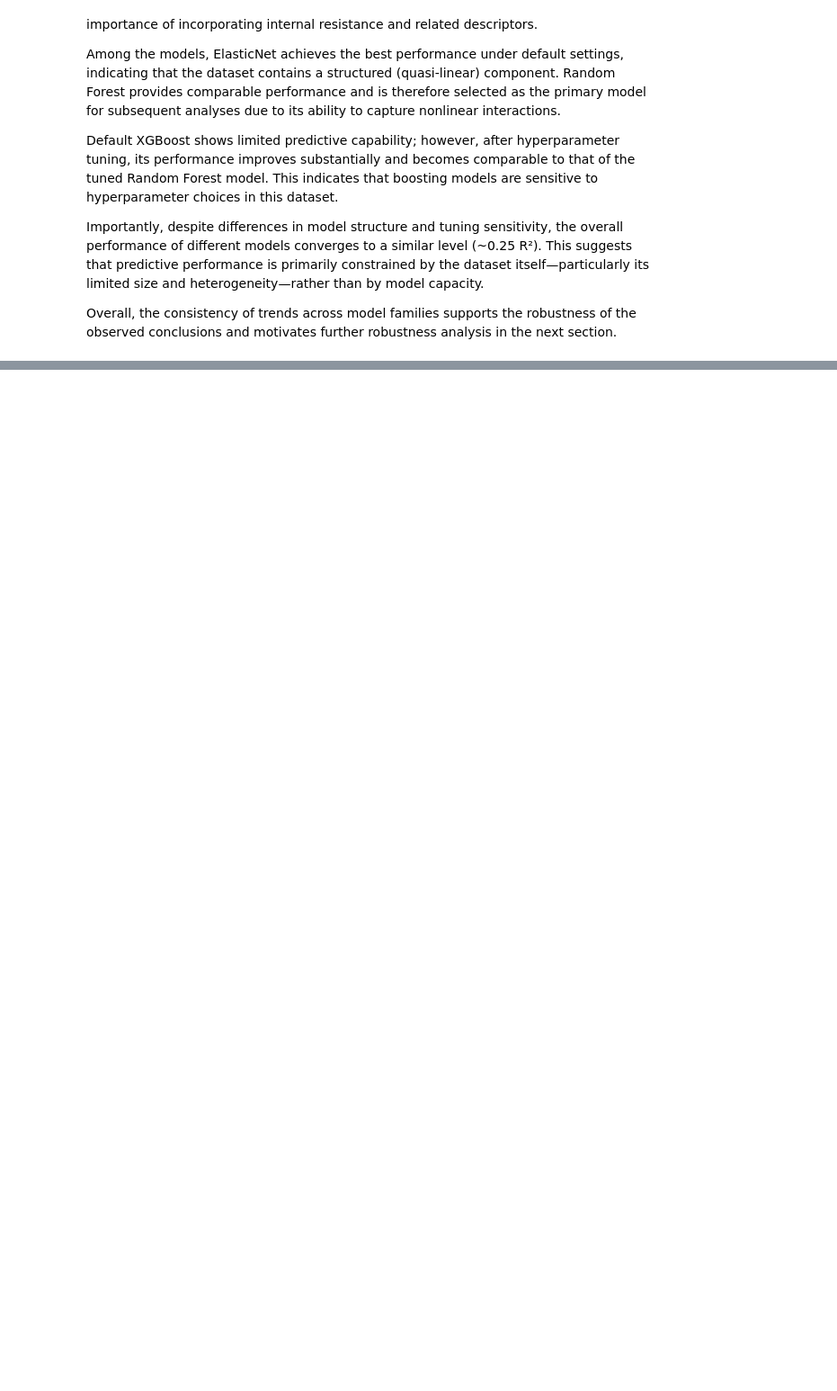
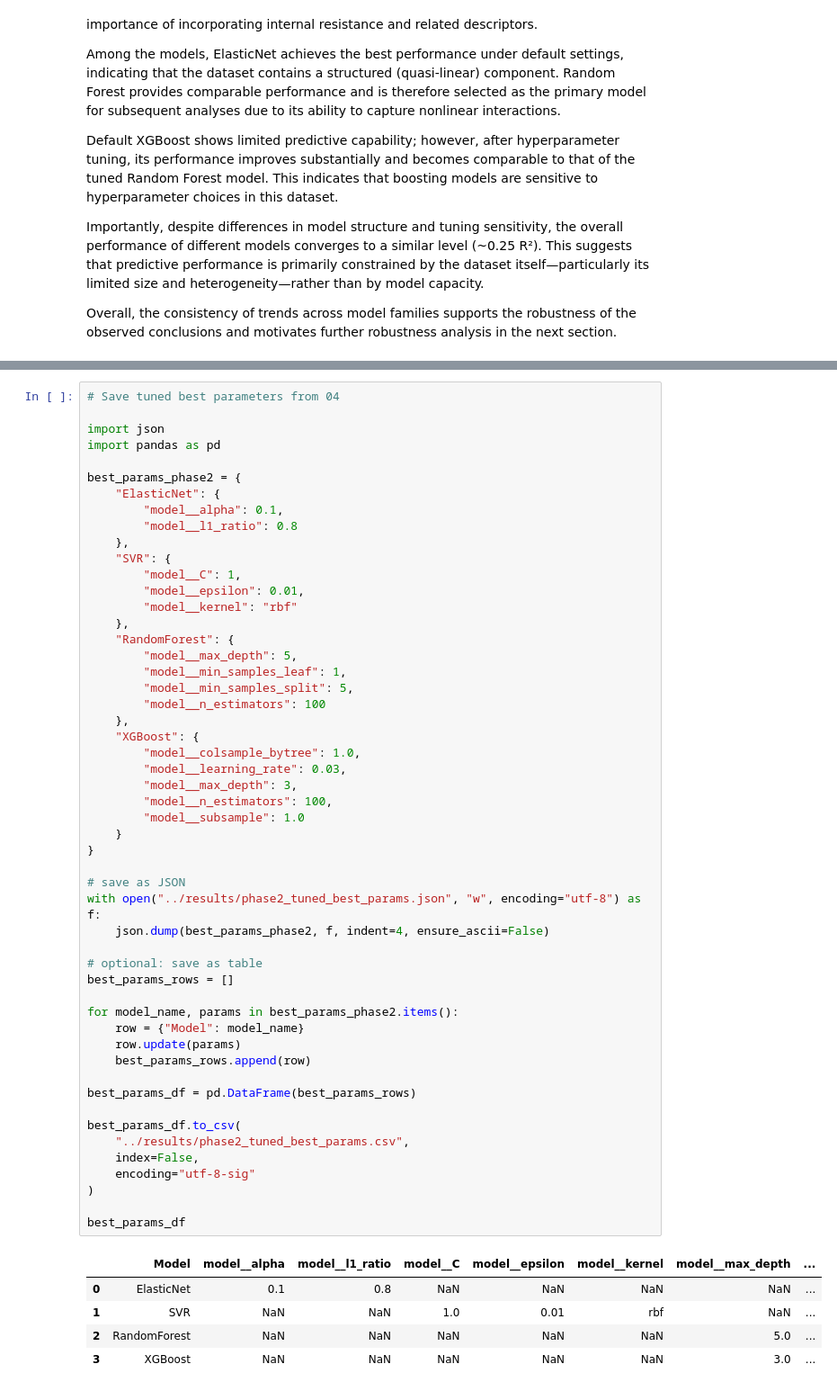
Before and after one commit to wenluanzhang/hydrovoltaic-ml, a Jupyter notebook: notebooks/04_modeling_phase2_models.ipynb, the cells around one changed output, grey strips where cells are left out. Shown at 90% size. Saved outputs shown, nothing was run; the diff lists cells and outputs as text; blank space fills up the shorter version.

```diff
--- a/notebooks/04_modeling_phase2_models.ipynb
+++ b/notebooks/04_modeling_phase2_models.ipynb
@@ -1203,0 +1357,58 @@ Overall, the consistency of trends across model families supports the robustness
+# %%
+# Save tuned best parameters from 04
+
+import json
+import pandas as pd
+
+best_params_phase2 = {
+    "ElasticNet": {
+        "model__alpha": 0.1,
+        "model__l1_ratio": 0.8
+    },
+    "SVR": {
+        "model__C": 1,
+        "model__epsilon": 0.01,
+        "model__kernel": "rbf"
+    },
+    "RandomForest": {
+        "model__max_depth": 5,
+        "model__min_samples_leaf": 1,
+        "model__min_samples_split": 5,
+        "model__n_estimators": 100
+    },
+    "XGBoost": {
+        "model__colsample_bytree": 1.0,
+        "model__learning_rate": 0.03,
+        "model__max_depth": 3,
+        "model__n_estimators": 100,
+        "model__subsample": 1.0
+    }
+}
+
+# save as JSON
+with open("../results/phase2_tuned_best_params.json", "w", encoding="utf-8") as f:
+    json.dump(best_params_phase2, f, indent=4, ensure_ascii=False)
+
+# optional: save as table
+best_params_rows = []
+
+for model_name, params in best_params_phase2.items():
+    row = {"Model": model_name}
+    row.update(params)
+    best_params_rows.append(row)
+
+best_params_df = pd.DataFrame(best_params_rows)
+
+best_params_df.to_csv(
+    "../results/phase2_tuned_best_params.csv",
+    index=False,
+    encoding="utf-8-sig"
+)
+
+best_params_df
+# %% [output]
+|  | Model | model__alpha | model__l1_ratio | model__C | model__epsilon | model__kernel | model__max_depth | ... |
+| 0 | ElasticNet | 0.1 | 0.8 | NaN | NaN | NaN | NaN | ... |
+| 1 | SVR | NaN | NaN | 1.0 | 0.01 | rbf | NaN | ... |
+| 2 | RandomForest | NaN | NaN | NaN | NaN | NaN | 5.0 | ... |
+| 3 | XGBoost | NaN | NaN | NaN | NaN | NaN | 3.0 | ... |
```
Also changed, not shown: parts of 7 cells of this notebook, 11 other files.
